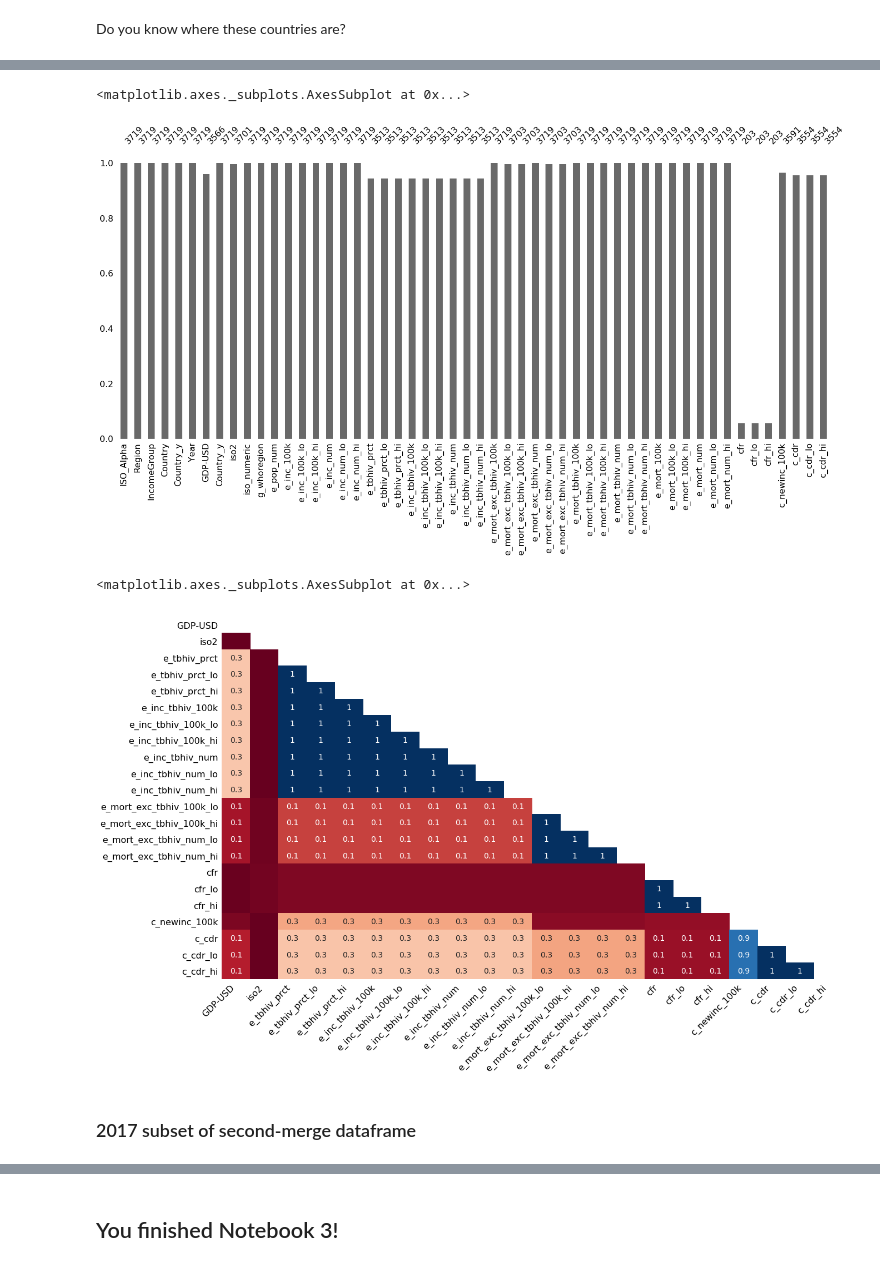
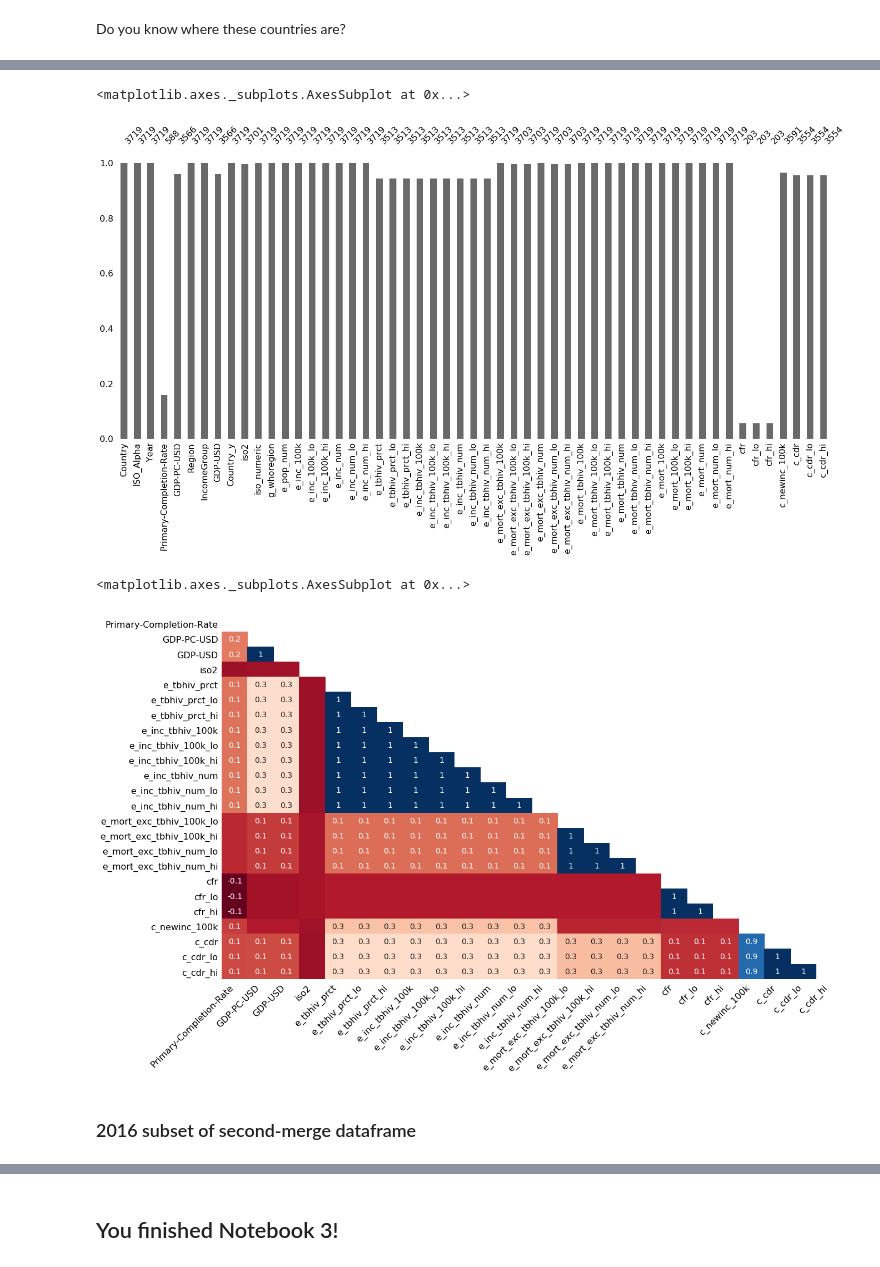
Before and after one commit to PHI-Case-Studies/2005-MDR-TB-Outbreak-Thailand, a Jupyter notebook: NB03-World-TB-Notebook-Part-2.ipynb, the cells around one changed output, grey strips where cells are left out. Saved outputs shown, nothing was run; the diff lists cells and outputs as text; code cells hidden in the pictures.

```diff
--- a/NB03-World-TB-Notebook-Part-2.ipynb
+++ b/NB03-World-TB-Notebook-Part-2.ipynb
@@ -94,0 +118,6 @@ merged_df2.head()
+# %%
+merged_df3 = \
+    pd.merge(wb_gdppc_df5, merged_df2, on=['ISO_Alpha','Year'], how='inner').\
+    drop(columns=['Country_y'])
+
+merged_df3
@@ -120,0 +197,6 @@ Do you know where these countries are?
+# %%
+merged_df5 = \
+    pd.merge(wb_ed_litrate_df4, merged_df4, on=['ISO_Alpha','Year'], how='inner').\
+    drop(columns=['Country_y'])
+
+merged_df5
@@ -120,0 +222,6 @@ Do you know where these countries are?
+# %%
+merged_df6 = \
+    merged_df5.rename(\
+        columns={'Country_x': 'Country','Value':'Primary-Completion-Rate'})
+
+merged_df6
@@ -123,8 +249,8 @@ Do you know where these countries are?
 # %%
-merged_df3 = pd.merge(merged_df2, tb_df2, on=['ISO_Alpha', 'Year'], how='inner')
-merged_df4 = merged_df3.rename(columns={'Country_x': 'Country'})
+merged_df7 = pd.merge(merged_df6, tb_df2, on=['ISO_Alpha', 'Year'], how='inner')
+merged_df8 = merged_df7.rename(columns={'Country_x': 'Country'})
 
-merged_df4.info()
+merged_df8.info()
 # %% [output]
 <class 'pandas.core.frame.DataFrame'>
 Int64Index: 3719 entries, 0 to 3718
@@ -145,13 +271,13 @@ dtypes: float64(31), int64(13), object(8)
 memory usage: 1.5+ MB
 # %%
-mno.bar(merged_df4)
+mno.bar(merged_df8)
 # %% [output]
 <matplotlib.axes._subplots.AxesSubplot at 0x...>
-[figure, old version]
+[figure, new version]
 # %%
-mno.heatmap(merged_df4)
+mno.heatmap(merged_df8)
 # %% [output]
 <matplotlib.axes._subplots.AxesSubplot at 0x...>
-[figure, old version]
+[figure, new version]
 # %% [markdown]
-### 2017 subset of second-merge dataframe
+### 2016 subset of second-merge dataframe
```
Also changed, not shown: parts of 28 cells of this notebook, 9 other files.
